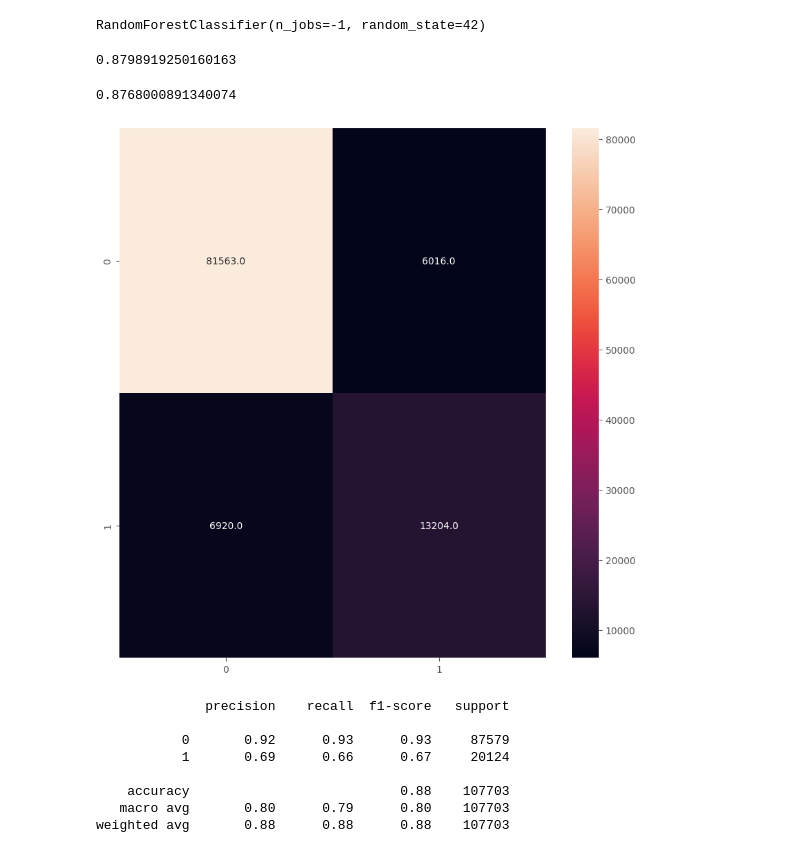
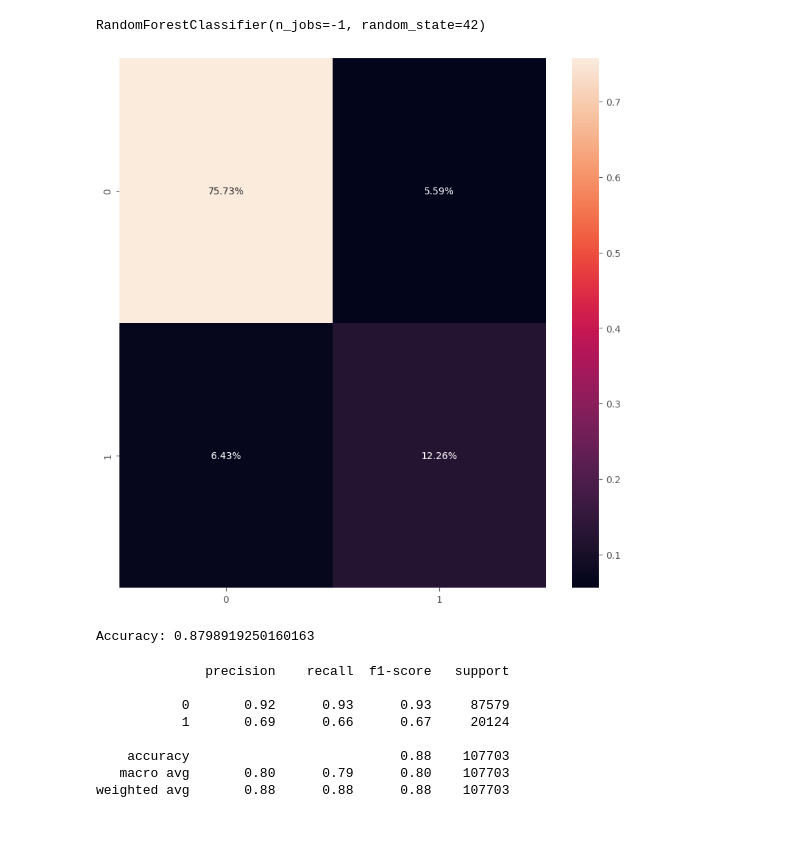
Before and after one commit to raydiwill/dsa-4-action-learning, a Jupyter notebook: notebooks/deeplearning.ipynb, the cells around one changed output. Cells and saved outputs as stored; diff of their text form; code cells hidden in the pictures.

Commit message:
Updated ML confusion matrices

```diff
--- a/notebooks/deeplearning.ipynb
+++ b/notebooks/deeplearning.ipynb
@@ -202,21 +204,18 @@ rf.fit(X_train_processed, y_train)
 # %% [output]
 RandomForestClassifier(n_jobs=-1, random_state=42)
-# %%
-y_pred_xgb = xgb.predict(X_test_processed)
-xgb.score(X_test_processed, y_test)
-# %% [output]
-0.8798919250160163
-# %%
-y_pred_rf = rf.predict(X_test_processed)
-rf.score(X_test_processed, y_test)
-# %% [output]
-0.8768000891340074
 # %%
+cm_xgb = confusion_matrix(y_test, y_pred_xgb)
+cm_xgb_perc = cm_xgb / cm_xgb.sum()
+cm_xgb_perc
+
 plt.figure(figsize=(10, 10))
-sns.heatmap(confusion_matrix(y_test, y_pred_xgb), annot=True, fmt='.1f')
+sns.heatmap(cm_xgb_perc, annot=True, fmt='.2%')
 plt.show()
+
+print(f'Accuracy: {xgb.score(X_test_processed, y_test)}')
 # %% [output]
-[figure, old version]
+[figure, new version]
+Accuracy: 0.8798919250160163
 # %%
 print(classification_report(y_test, y_pred_xgb))
 # %% [output]
```
Also changed, not shown: parts of 3 cells of this notebook.
